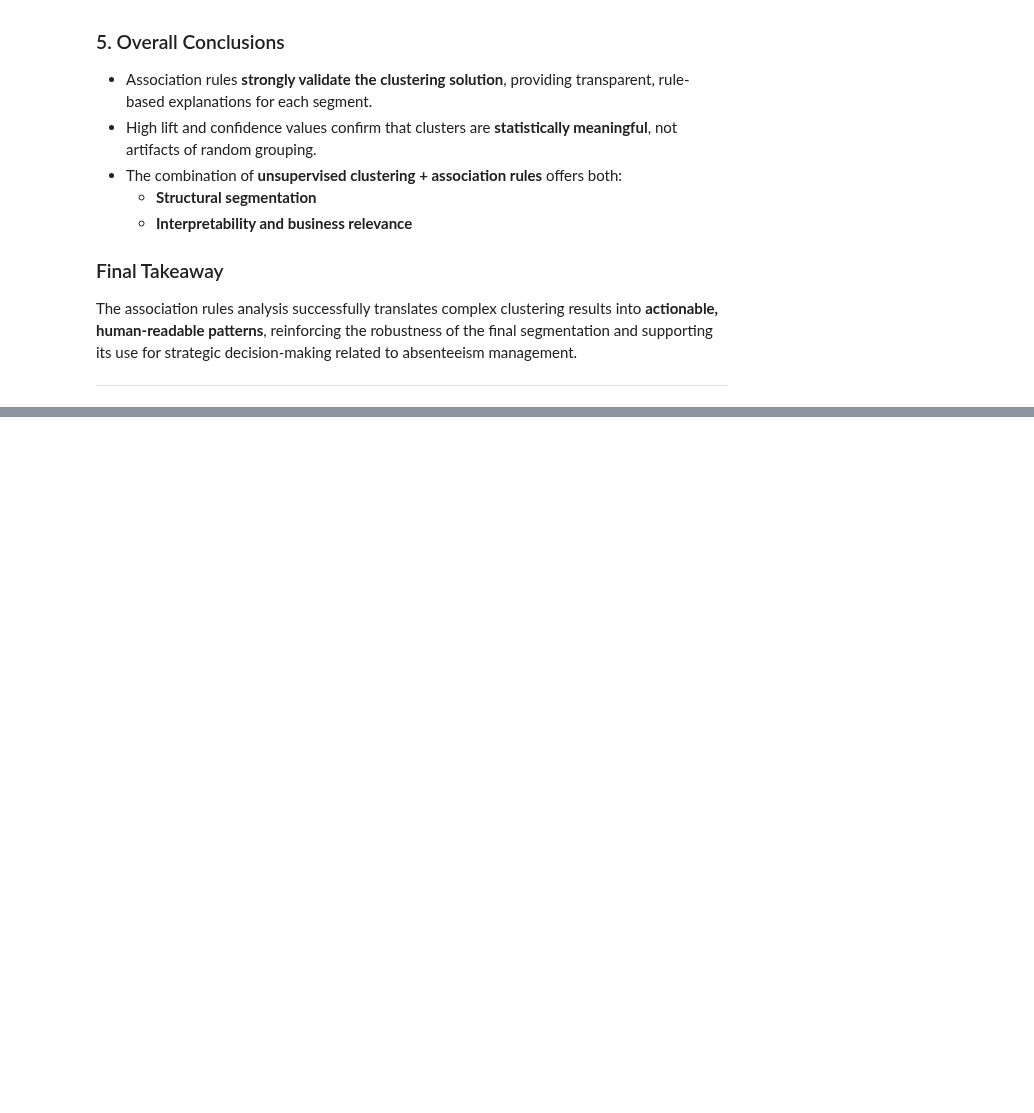
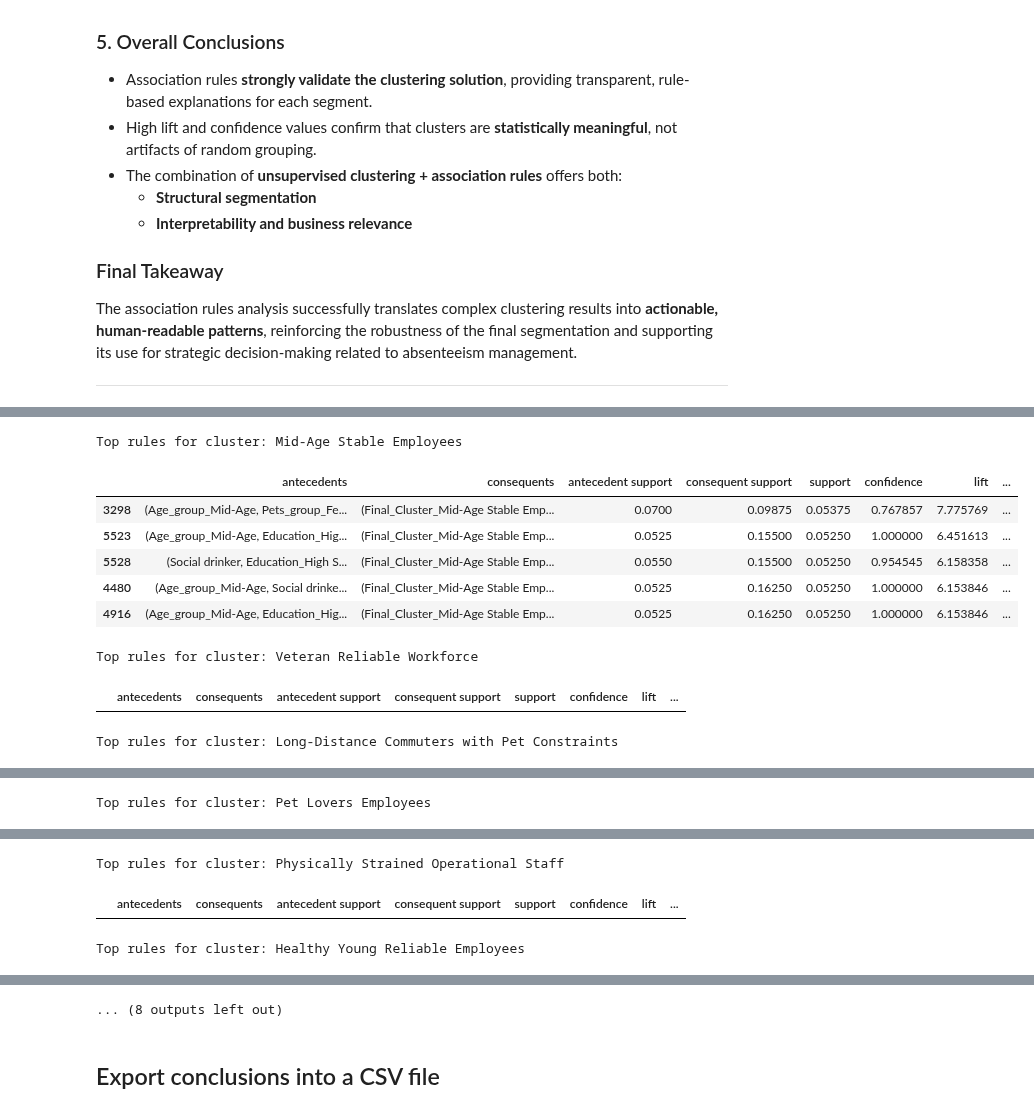
Before and after one commit to Pinky-Tie/reasons_for_absenteeism, a Jupyter notebook: code/association_rules.ipynb, the cells around one changed output, grey strips where cells are left out. Saved outputs shown, nothing was run; the diff lists cells and outputs as text; code cells hidden in the pictures; blank space fills up the shorter version.

```diff
--- a/code/association_rules.ipynb
+++ b/code/association_rules.ipynb
@@ -357,0 +376,20 @@ The association rules analysis successfully translates complex clustering result
+# %%
+for cluster in worker_rules["Final_Cluster"].unique():
+    print(f"\nTop rules for cluster: {cluster}")
+
+    display(
+        rules_cluster[
+            rules_cluster["consequents"].astype(str).str.contains(cluster)
+        ].head(5)
+    )
+# %% [output]
+Top rules for cluster: Mid-Age Stable Employees
+|  | antecedents | consequents | antecedent support | consequent support | support | confidence | lift | ... |
+| 3298 | (Age_group_Mid-Age, Pets_group_Fe... | (Final_Cluster_Mid-Age Stable Emp... | 0.0700 | 0.09875 | 0.05375 | 0.767857 | 7.775769 | ... |
+| 5523 | (Age_group_Mid-Age, Education_Hig... | (Final_Cluster_Mid-Age Stable Emp... | 0.0525 | 0.15500 | 0.05250 | 1.000000 | 6.451613 | ... |
+| 5528 | (Social drinker, Education_High S... | (Final_Cluster_Mid-Age Stable Emp... | 0.0550 | 0.15500 | 0.05250 | 0.954545 | 6.158358 | ... |
+| 4480 | (Age_group_Mid-Age, Social drinke... | (Final_Cluster_Mid-Age Stable Emp... | 0.0525 | 0.16250 | 0.05250 | 1.000000 | 6.153846 | ... |
+| 4916 | (Age_group_Mid-Age, Education_Hig... | (Final_Cluster_Mid-Age Stable Emp... | 0.0525 | 0.16250 | 0.05250 | 1.000000 | 6.153846 | ... |
+Top rules for cluster: Veteran Reliable Workforce
+|  | antecedents | consequents | antecedent support | consequent support | support | confidence | lift | ... |
+Top rules for cluster: Long-Distance Commuters with Pet Constraints
@@ -357,0 +402 @@ The association rules analysis successfully translates complex clustering result
+Top rules for cluster: Pet Lovers Employees
@@ -357,0 +407,3 @@ The association rules analysis successfully translates complex clustering result
+Top rules for cluster: Physically Strained Operational Staff
+|  | antecedents | consequents | antecedent support | consequent support | support | confidence | lift | ... |
+Top rules for cluster: Healthy Young Reliable Employees
@@ -357,0 +416,3 @@ The association rules analysis successfully translates complex clustering result
+... (8 outputs left out)
+# %% [markdown]
+## Export conclusions into a CSV file
```
Also changed, not shown: parts of 6 cells of this notebook, 1 other file.
